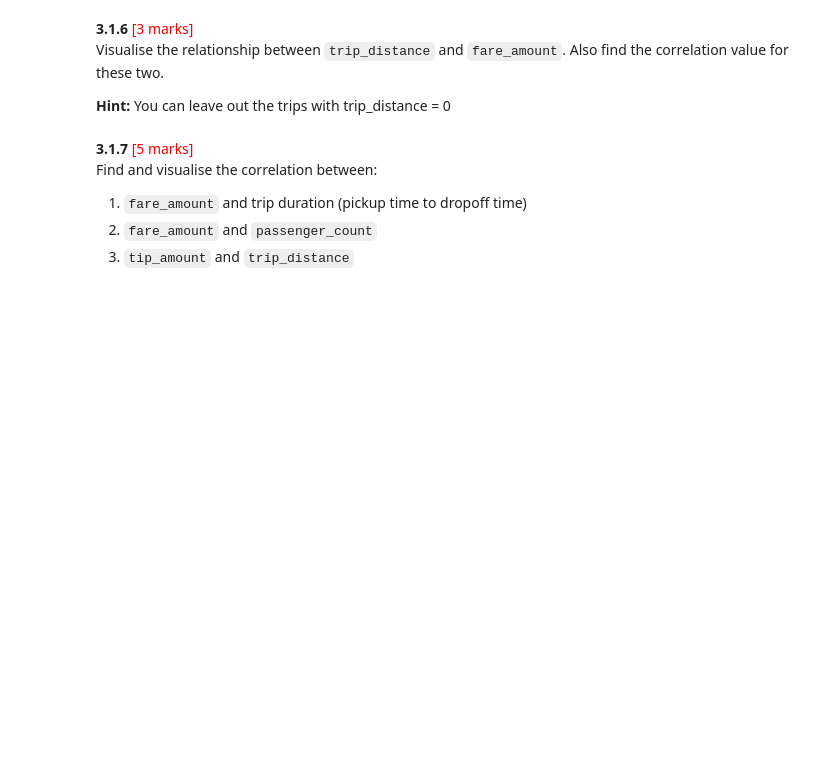
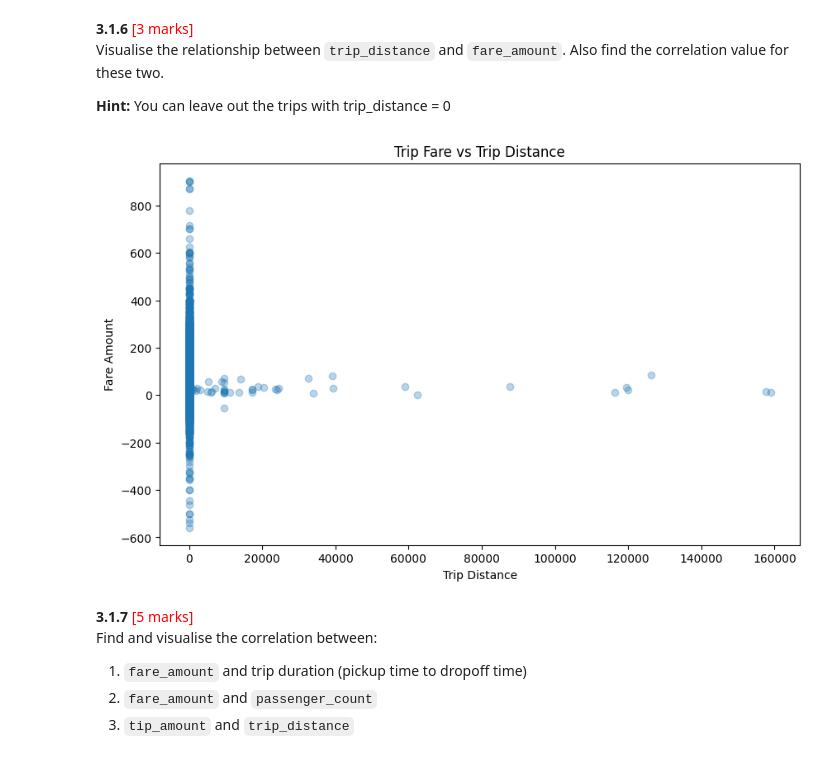
Before and after one commit to srinivasrom/MyStore, a Jupyter notebook: EDA_Assg_NYC_Taxi_Starter_Srinivas_Rompala.ipynb, the cells around one changed output. Cells and saved outputs as stored; diff of their text form; code cells hidden in the pictures; blank space fills up the shorter version.

```diff
--- a/EDA_Assg_NYC_Taxi_Starter_Srinivas_Rompala.ipynb
+++ b/EDA_Assg_NYC_Taxi_Starter_Srinivas_Rompala.ipynb
@@ -902,3 +931,21 @@ Visualise the relationship between `trip_distance` and `fare_amount`. Also find
+# %%
+# Show how trip fare is affected by distance
+import matplotlib.pyplot as plt
+plt.figure(figsize=(10, 6))
+
+plt.scatter(
+    df['trip_distance'],
+    df['fare_amount'],
+    alpha=0.3
+)
+
+plt.xlabel('Trip Distance')
+plt.ylabel('Fare Amount')
+plt.title('Trip Fare vs Trip Distance')
+
+plt.show()
+# %% [output]
+[figure, added]
 # %% [markdown]
 **3.1.7** <font color = red>[5 marks]</font> <br>
 Find and visualise the correlation between:
```
Also changed, not shown: parts of 6 cells of this notebook.
